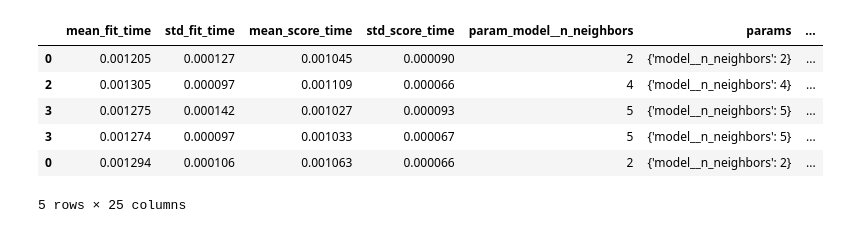
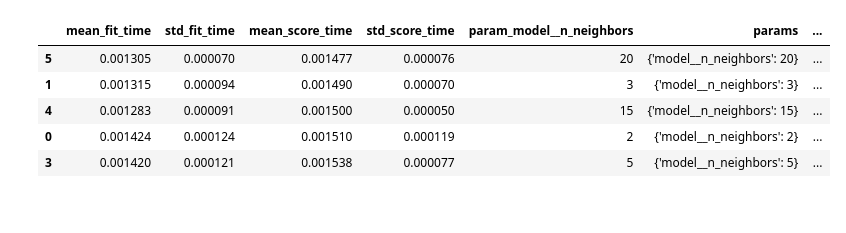
Before and after one commit to StevenSongSTS/w24-milestone2-team18-leevw-steveso-raulmart, a Jupyter notebook: lib/gridsearch_supervised_learning.ipynb, the cells around one changed output. Cells and saved outputs as stored; diff of their text form; code cells hidden in the pictures.

```diff
--- a/lib/gridsearch_supervised_learning.ipynb
+++ b/lib/gridsearch_supervised_learning.ipynb
@@ -274,18 +250,19 @@ rf_clf_results.to_csv("./model_results/rf_classifier_results.csv")
 knn_clf_results = iterative_grid_cv_model_testing(
     model=KNeighborsClassifier(),
     model_parameters={
-        "n_neighbors": [2, 3, 4, 5],
+        "n_neighbors": [2, 3, 4, 5, 15, 20],
     },
     data_settings_grid_list=data_settings_grid_list,
     features_to_use=features_to_use,
+    tss_splits=tss_splits,
 )
 # %%
-knn_clf_results.sort_values("mean_test_score", ascending=False).head()
+knn_clf_results = knn_clf_results.sort_values("mean_test_score", ascending=False)
+knn_clf_results.head()
 # %% [output]
 |  | mean_fit_time | std_fit_time | mean_score_time | std_score_time | param_model__n_neighbors | params | ... |
-| 0 | 0.001205 | 0.000127 | 0.001045 | 0.000090 | 2 | {'model__n_neighbors': 2} | ... |
-| 2 | 0.001305 | 0.000097 | 0.001109 | 0.000066 | 4 | {'model__n_neighbors': 4} | ... |
-| 3 | 0.001275 | 0.000142 | 0.001027 | 0.000093 | 5 | {'model__n_neighbors': 5} | ... |
-| 3 | 0.001274 | 0.000097 | 0.001033 | 0.000067 | 5 | {'model__n_neighbors': 5} | ... |
-| 0 | 0.001294 | 0.000106 | 0.001063 | 0.000066 | 2 | {'model__n_neighbors': 2} | ... |
+| 5 | 0.001305 | 0.000070 | 0.001477 | 0.000076 | 20 | {'model__n_neighbors': 20} | ... |
+| 1 | 0.001315 | 0.000094 | 0.001490 | 0.000070 | 3 | {'model__n_neighbors': 3} | ... |
+| 4 | 0.001283 | 0.000091 | 0.001500 | 0.000050 | 15 | {'model__n_neighbors': 15} | ... |
+| 0 | 0.001424 | 0.000124 | 0.001510 | 0.000119 | 2 | {'model__n_neighbors': 2} | ... |
+| 3 | 0.001420 | 0.000121 | 0.001538 | 0.000077 | 5 | {'model__n_neighbors': 5} | ... |
-5 rows × 25 columns
```
Also changed, not shown: parts of 67 cells of this notebook, 4 other files.
